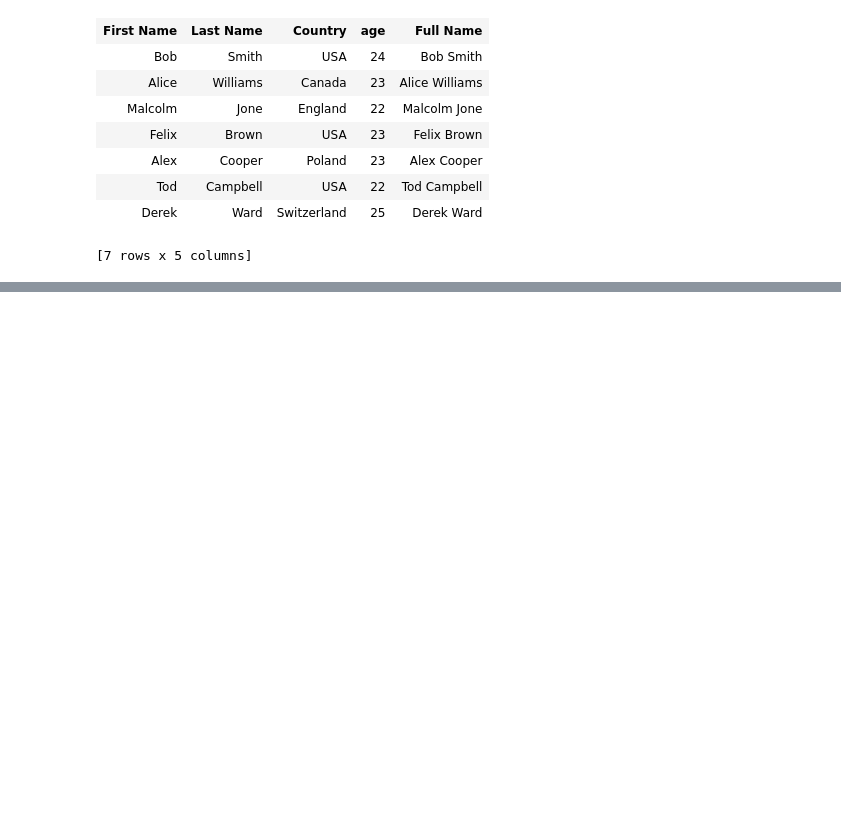
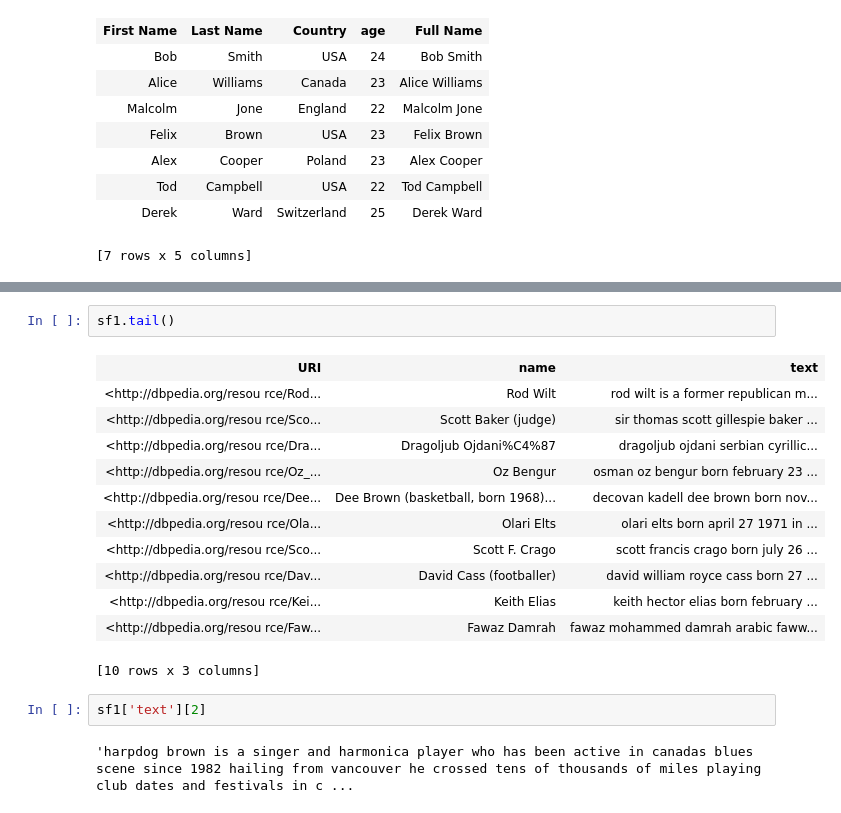
Before and after one commit to pradyutnathradhae/ml_coursera, a Jupyter notebook: Machine Learning Foundations A Case Study Approach/WEEK 1.ipynb, the cells around one changed output, grey strips where cells are left out. Cells and saved outputs as stored; diff of their text form; blank space fills up the shorter version.

```diff
--- a/Machine Learning Foundations A Case Study Approach/WEEK 1.ipynb
+++ b/Machine Learning Foundations A Case Study Approach/WEEK 1.ipynb
@@ -135,0 +157,19 @@ sf #Updated SFrame
+# %%
+sf1.tail()
+# %% [output]
+| URI | name | text |
+| <http://dbpedia.org/resou rce/Rod... | Rod Wilt | rod wilt is a former republican m... |
+| <http://dbpedia.org/resou rce/Sco... | Scott Baker (judge) | sir thomas scott gillespie baker ... |
+| <http://dbpedia.org/resou rce/Dra... | Dragoljub Ojdani%C4%87 | dragoljub ojdani serbian cyrillic... |
+| <http://dbpedia.org/resou rce/Oz_... | Oz Bengur | osman oz bengur born february 23 ... |
+| <http://dbpedia.org/resou rce/Dee... | Dee Brown (basketball, born 1968)... | decovan kadell dee brown born nov... |
+| <http://dbpedia.org/resou rce/Ola... | Olari Elts | olari elts born april 27 1971 in ... |
+| <http://dbpedia.org/resou rce/Sco... | Scott F. Crago | scott francis crago born july 26 ... |
+| <http://dbpedia.org/resou rce/Dav... | David Cass (footballer) | david william royce cass born 27 ... |
+| <http://dbpedia.org/resou rce/Kei... | Keith Elias | keith hector elias born february ... |
+| <http://dbpedia.org/resou rce/Faw... | Fawaz Damrah | fawaz mohammed damrah arabic faww... |
+[10 rows x 3 columns]
+# %%
+sf1['text'][2]
+# %% [output]
+'harpdog brown is a singer and harmonica player who has been active in canadas blues scene since 1982 hailing from vancouver he crossed tens of thousands of miles playing club dates and festivals in c ...
```
Also changed, not shown: parts of 4 cells of this notebook, 5 other files.
